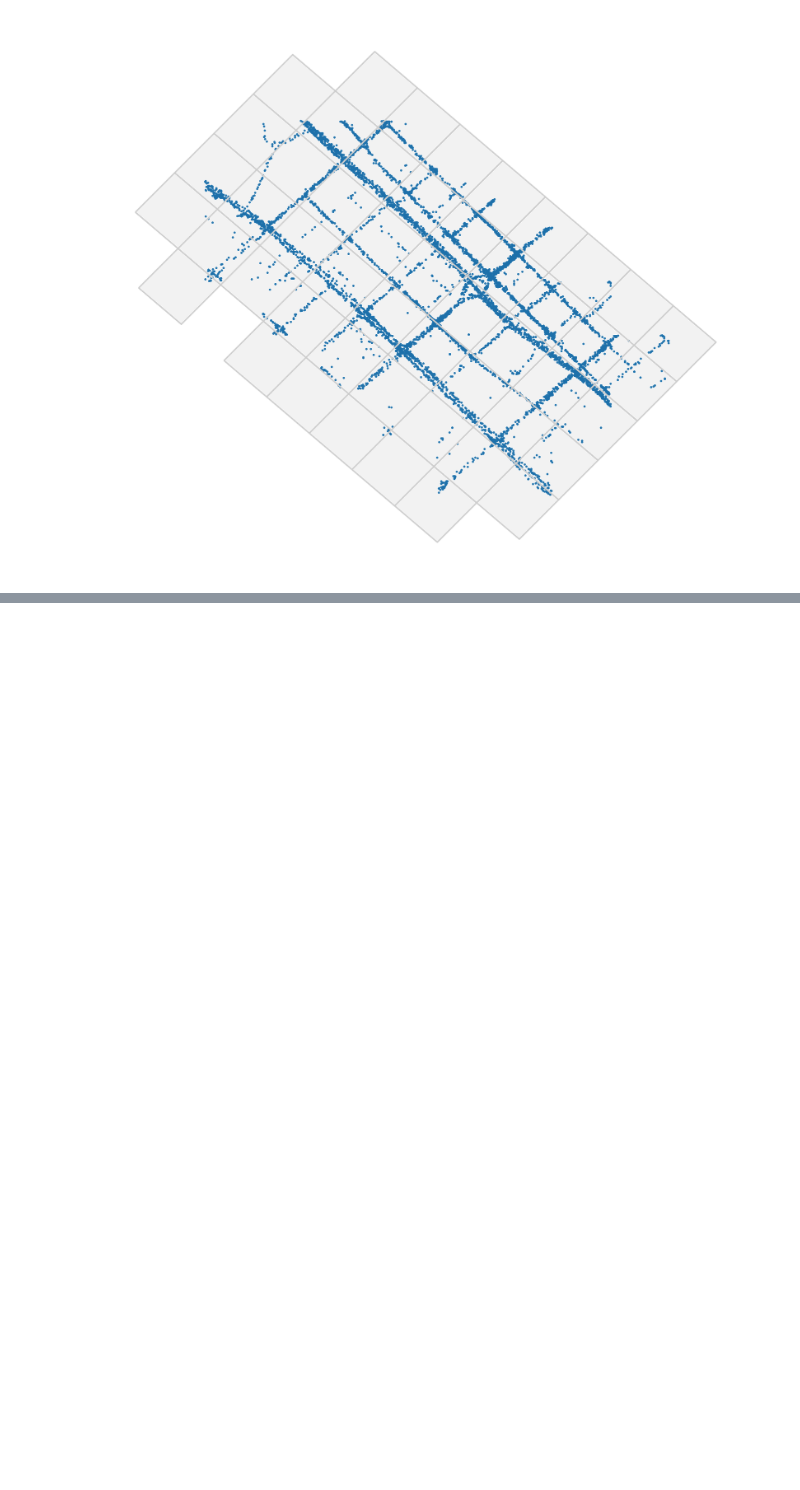
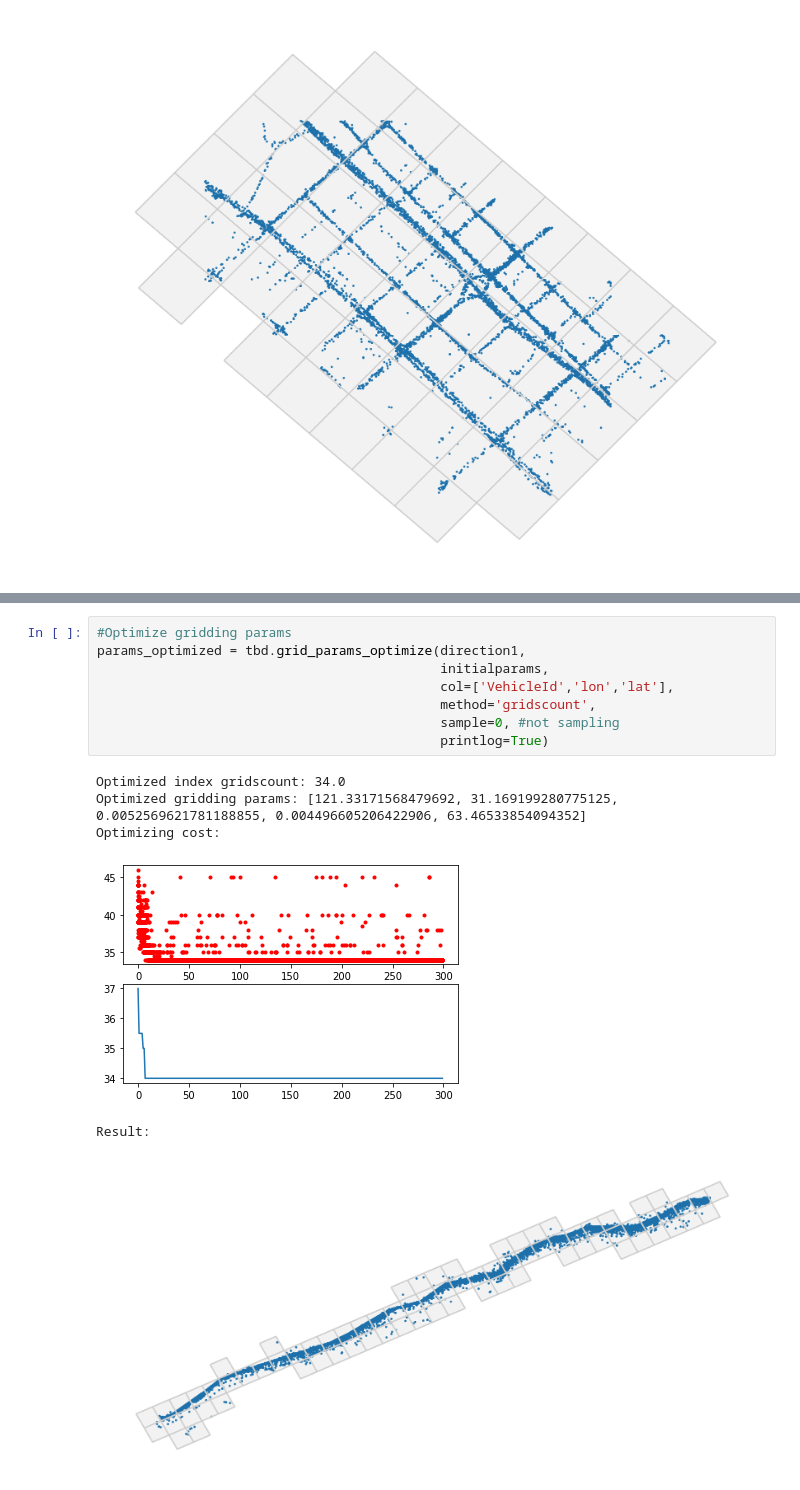
Before and after one commit to ni1o1/transbigdata, a Jupyter notebook: example/Example 6-Optimize grid params.ipynb, the cells around one changed output, grey strips where cells are left out. Saved outputs shown, nothing was run; the diff lists cells and outputs as text; blank space fills up the shorter version.

```diff
--- a/example/Example 6-Optimize grid params.ipynb
+++ b/example/Example 6-Optimize grid params.ipynb
@@ -101,0 +221,15 @@ Result:
+# %%
+#Optimize gridding params
+params_optimized = tbd.grid_params_optimize(direction1,
+                                            initialparams,
+                                            col=['VehicleId','lon','lat'],
+                                            method='gridscount',
+                                            sample=0, #not sampling
+                                            printlog=True)
+# %% [output]
+Optimized index gridscount: 34.0
+Optimized gridding params: [121.33171568479692, 31.169199280775125, 0.0052569621781188855, 0.004496605206422906, 63.46533854094352]
+Optimizing cost:
+[figure, added]
+Result:
+[figure, added]
```
Also changed, not shown: parts of 16 cells of this notebook.
